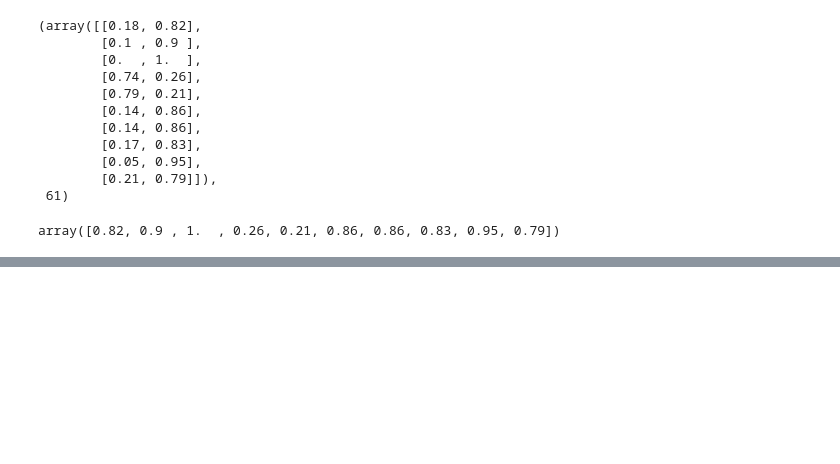
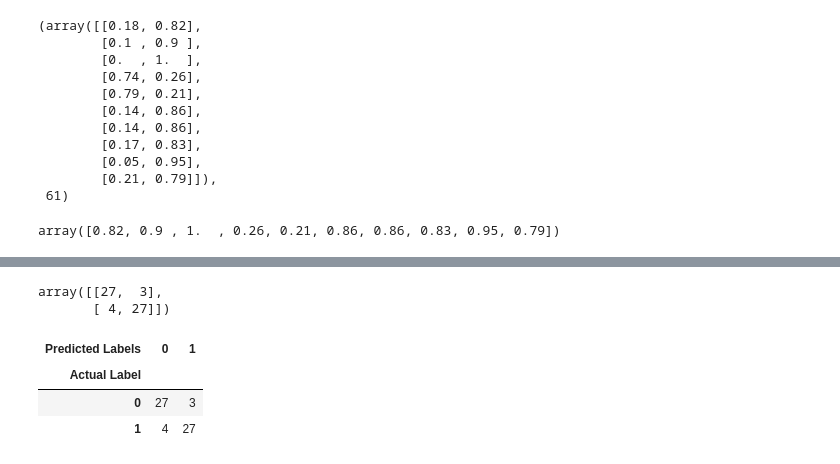
Before and after one commit to allanleung/ML-Projects, a Jupyter notebook: sample_project/intro-scikit-learn.ipynb, the cells around one changed output, grey strips where cells are left out. Drawn from its saved outputs; the diff is of its cells as text; code cells hidden in the pictures; blank space fills up the shorter version.

Commit message:
more confusion matrixx

```diff
--- a/sample_project/intro-scikit-learn.ipynb
+++ b/sample_project/intro-scikit-learn.ipynb
@@ -1213,0 +1279,23 @@ array([0.82, 0.9 , 1.  , 0.26, 0.21, 0.86, 0.86, 0.83, 0.95, 0.79])
+# %%
+from sklearn.metrics import confusion_matrix
+
+y_preds = clf.predict(X_test)
+
+
+#Comparing the true labels with the perdictions and giving insights on the comparison
+confusion_matrix(y_test, y_preds)
+# %% [output]
+array([[27,  3],
+       [ 4, 27]])
+# %%
+# Visualize confusiong matrix with pd.crosstab()
+
+pd.crosstab(y_test,
+           y_preds,
+           rownames=["Actual Label"],
+           colnames=["Predicted Labels"])
+# %% [output]
+| Predicted Labels | 0 | 1 |
+| Actual Label |  |  |
+| 0 | 27 | 3 |
+| 1 | 4 | 27 |
```
Also changed, not shown: parts of 6 cells of this notebook.
